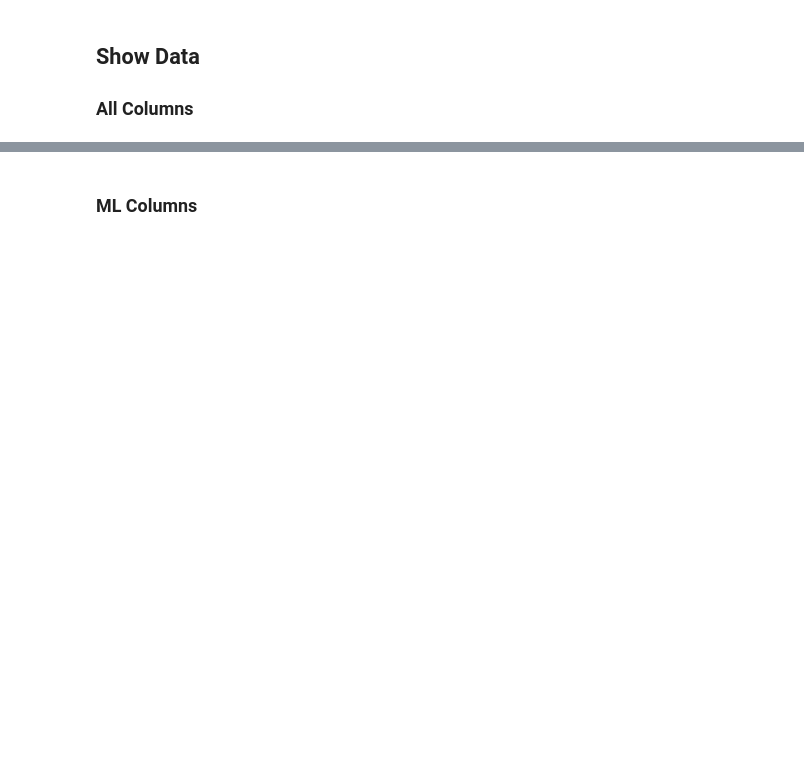
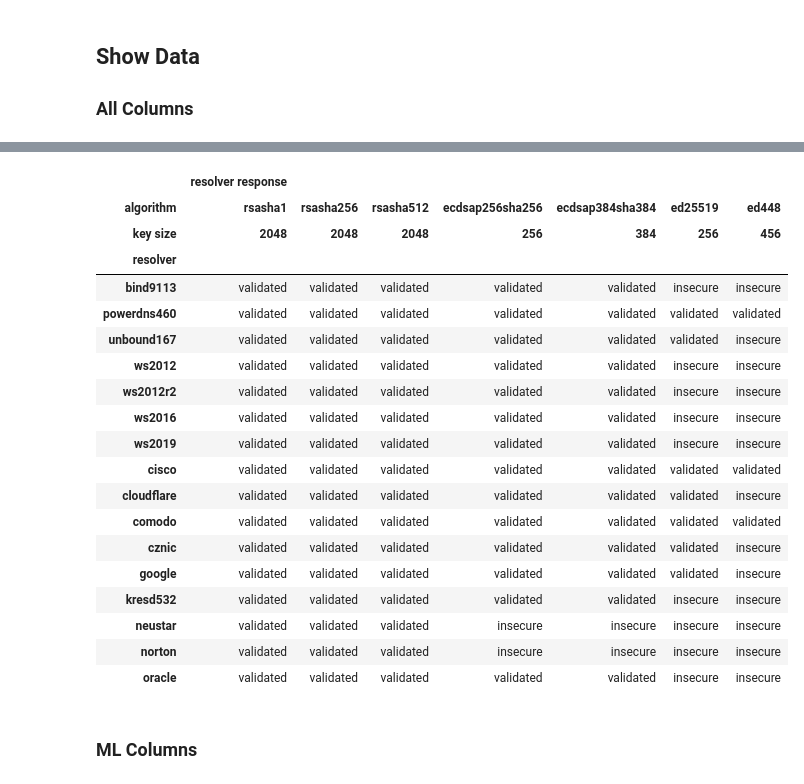
Before and after one commit to nils-wisiol/dns-downgrade-attack, a Jupyter notebook: analysis/Build Training Set Named Resolvers.ipynb, the cells around one changed output, grey strips where cells are left out. Saved outputs shown, nothing was run; the diff lists cells and outputs as text; code cells hidden in the pictures; blank space fills up the shorter version.

```diff
--- a/analysis/Build Training Set Named Resolvers.ipynb
+++ b/analysis/Build Training Set Named Resolvers.ipynb
@@ -497,0 +468,64 @@ queries[queries['zone_status'] == 'signedok'].groupby(['resolver', 'zone_algorit
+# %%
+def response_status(row):
+    rs = {
+        (0, 1): 'validated',
+        (0, 0): 'insecure',
+        (2, 0): 'failure',
+        (2, 1): 'failure ad',
+    }
+    return rs[(row['client_response_rcode'], row['client_response_ad'])]
+
+def single_value(c):
+    if len(c) == 0:
+        return None
+    if len(c) == 1:
+        return next(iter(c))
+    raise ValueError()
+
+def security_status_color(val):
+    if isinstance(val, float) and math.isnan(val):
+        color = 'grey'
+    else:
+        color = 'green' if val == 'validated' else 'red'
+    #print(type(val), val, color)
+    return 'color: %s' % color
+
+def latex_symbol(val):
+    if val == 'validated':
+        return r'\cmark'
+    elif val == 'insecure':
+        return r'\xmark'
+    else:
+        raise ValueError()
+
+queries['resolver response'] = queries.apply(response_status, axis=1)
+queries['key size'] = queries['zone_keysize']
+queries['algorithm'] = queries['zone_algorithm']
+queries['nsec'] = queries['zone_nsec']
+
+resolver_support = queries[
+    (queries['zone_status'] == 'signedok')  # only valid signatures / secure zones
+    & (queries['zone_nsec'] == '1')  # only NSEC1
+    & ~((queries['zone_nsec'] == '3') & (queries['zone_algorithm'] == 'rsasha1'))  # ignore nsec3 with rsasha1
+    & ~(queries['zone_keysize'] > 2048)  # ignore large key sizes
+    & ~(queries['zone_algorithm'].isin(['rsasha1', 'rsasha1nsec3sha1', 'rsasha256', 'rsasha512']) & (queries['zone_keysize'] < 2048))  # ignore small rsa keys
+    & ~(queries['zone_algorithm'] == 'rsasha1nsec3sha1')  # ignore weird algorithms
+    & ~(queries['resolver'].isin(['freenom', 'opennic', 'quad9']))  # ignore resolvers with measurement/analysis errors
+].groupby(['resolver', 'algorithm', 'key size', 'nsec']).agg({
+    #'id': ['count'],
+    'resolver response': [single_value],
+}).reset_index().sort_values(['key size']).sort_values(by=['algorithm'], key=lambda c: c.apply(
+    lambda zone_algorithm: ALGO_NUM[zone_algorithm]), kind='mergesort').pivot(
+    ['resolver'], ['algorithm', 'key size'], ['resolver response']).sort_values(
+    ['resolver'], key=lambda r: list(map(lambda e: resolver_order.index(e), r)), kind='mergesort')
+
+print(resolver_support.to_latex(
+    formatters={
+        c: latex_symbol
+        for c in resolver_support.keys()
+    },
+    escape=False,
+    column_format='lcccccc',
+))
+resolver_support.style.applymap(security_status_color)
+# %% [output]
@@ -498,3 +549,23 @@ queries[queries['zone_status'] == 'signedok'].groupby(['resolver', 'zone_algorit
+|  | resolver response |  |  |  |  |  |  |
+| algorithm | rsasha1 | rsasha256 | rsasha512 | ecdsap256sha256 | ecdsap384sha384 | ed25519 | ed448 |
+| key size | 2048 | 2048 | 2048 | 256 | 384 | 256 | 456 |
+| resolver |  |  |  |  |  |  |  |
+| bind9113 | validated | validated | validated | validated | validated | insecure | insecure |
+| powerdns460 | validated | validated | validated | validated | validated | validated | validated |
+| unbound167 | validated | validated | validated | validated | validated | validated | insecure |
+| ws2012 | validated | validated | validated | validated | validated | insecure | insecure |
+| ws2012r2 | validated | validated | validated | validated | validated | insecure | insecure |
+| ws2016 | validated | validated | validated | validated | validated | insecure | insecure |
+| ws2019 | validated | validated | validated | validated | validated | insecure | insecure |
+| cisco | validated | validated | validated | validated | validated | validated | validated |
+| cloudflare | validated | validated | validated | validated | validated | validated | insecure |
+| comodo | validated | validated | validated | validated | validated | validated | validated |
+| cznic | validated | validated | validated | validated | validated | validated | insecure |
+| google | validated | validated | validated | validated | validated | validated | insecure |
+| kresd532 | validated | validated | validated | validated | validated | insecure | insecure |
+| neustar | validated | validated | validated | insecure | insecure | insecure | insecure |
+| norton | validated | validated | validated | insecure | insecure | insecure | insecure |
+| oracle | validated | validated | validated | validated | validated | insecure | insecure |
 # %% [markdown]
 ### ML Columns
 # %%
```
Also changed, not shown: parts of 21 cells of this notebook, 1 other file.
